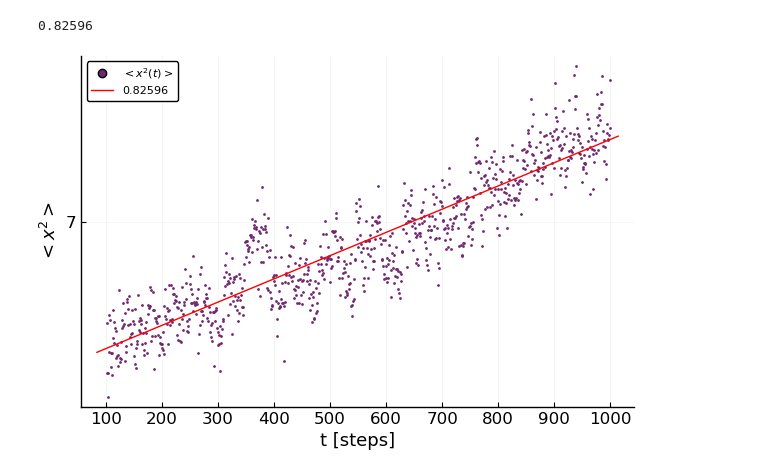
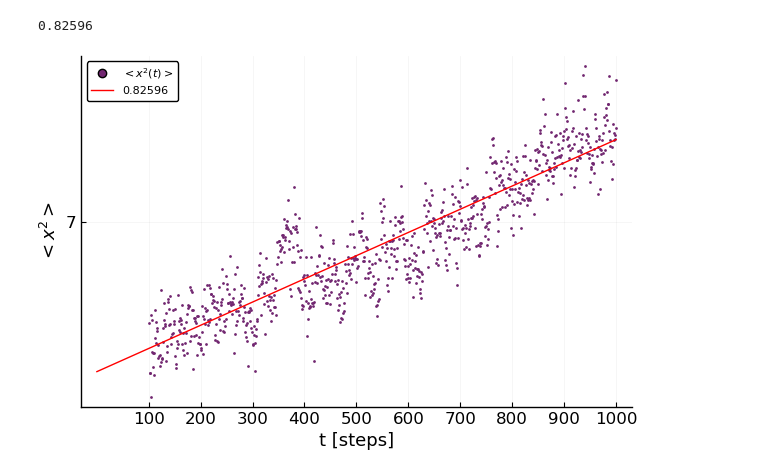
Before and after one commit to Yuriyama/Coronavirus, a Jupyter notebook: MSD_and_Diffusion_coefficient.ipynb, the cells around one changed output. Saved outputs shown, nothing was run; the diff lists cells and outputs as text; code cells hidden in the pictures.

```diff
--- a/MSD_and_Diffusion_coefficient.ipynb
+++ b/MSD_and_Diffusion_coefficient.ipynb
@@ -575,28 +637,34 @@ r_2_900 = round.(r2(ajuste_900), digits=5)
 0.82596
 # %%
 #xt = collect(0:0.01:100)
-eq900(x) = 0.00125(x) + 6.19485
+eq900(xt) = 0.00125(xt) + 6.19485
+
+xn = collect(0.0:0.01:1000.0)
+yn = (xn.*0.00125).+6.19485
 
 g900 =scatter(xs900, ys900,
     xticks =:100:100:1000,
     yticks =:0:1:8,
     xtickfont = font(12, "Courier"),
     ytickfont = font(12, "Courier"),
     guidefontsize = 13,
     #title = "Diffusion",
     xlabel = "t [steps]",
     ylabel = L"<x^2>",
     legend = true,
     label = L"<x^2(t)>",
     markercolor = "#712670",
     markerstrokewidth = 0,
     markersize = 2,
     gridalpha = 0.05)
-Plots.plot!(eq900,
+#Plots.plot!(eq900,
+#    label = "$r_2_900",
+#    linecolor =:red)
+Plots.plot!(xn,yn,
     label = "$r_2_900",
     linecolor =:red)
 # %% [output]
-[figure, old version]
+[figure, new version]
 # %%
 xs100 = collect(0:100)
 ys100 = desp_medio[1:101]
```
Also changed, not shown: parts of 8 cells of this notebook, 1 other file.
